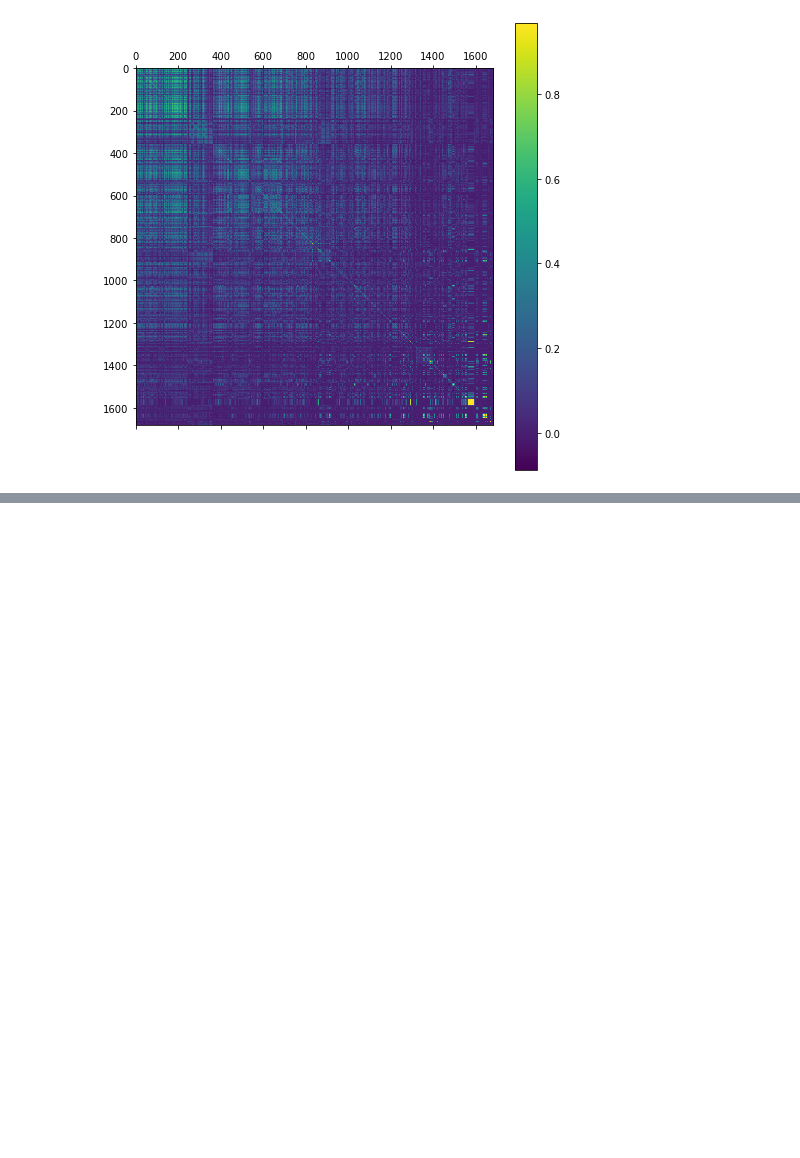
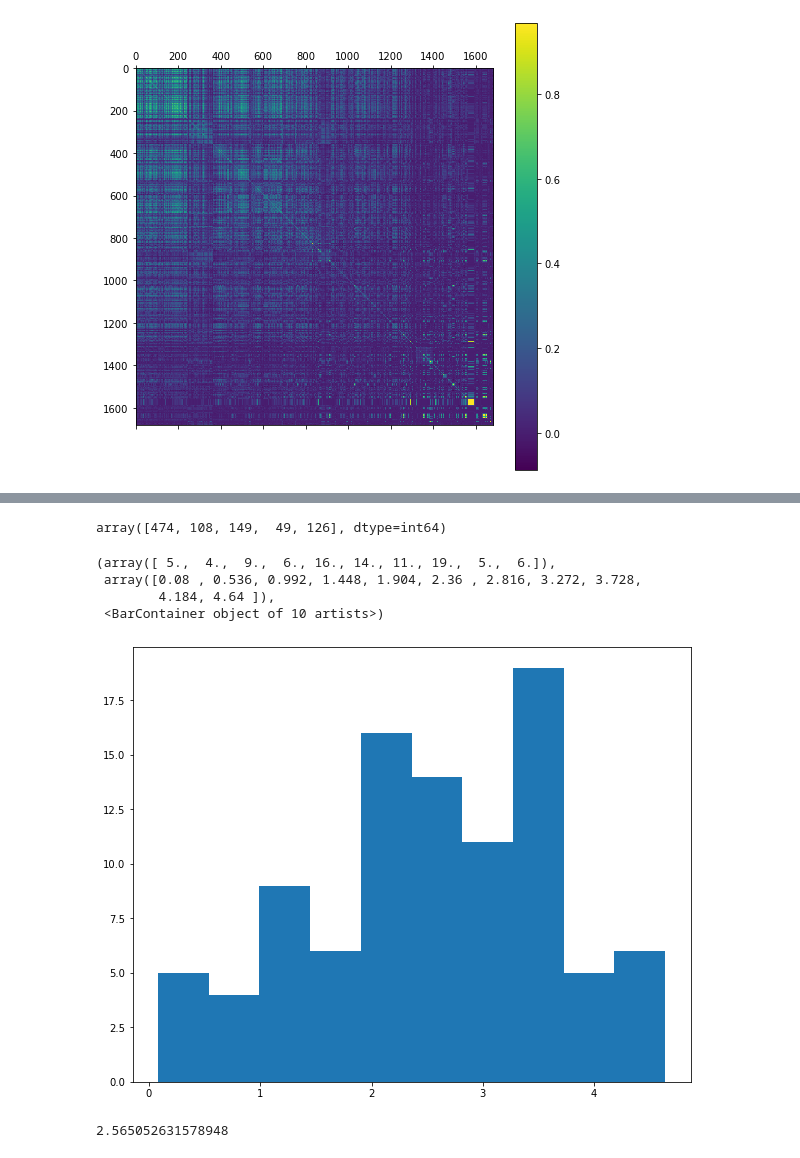
Before and after one commit to davidhoof/DataScience21, a Jupyter notebook: Block_2/Assignments/Assignment_2_recommender.ipynb, the cells around one changed output, grey strips where cells are left out. Cells and saved outputs as stored; diff of their text form; code cells hidden in the pictures; blank space fills up the shorter version.

```diff
--- a/Block_2/Assignments/Assignment_2_recommender.ipynb
+++ b/Block_2/Assignments/Assignment_2_recommender.ipynb
@@ -259,0 +291,3 @@ Die Distanzmatrix mit der Sigular Value Decomposition $D'$ erziehlt ähnliche Er
+# %%
+D_svd_train=np.dot(U[:,:np.shape(S[indices])[0]]*S[:np.shape(S[indices])[0]],V[:np.shape(S[indices])[0],:])
+D_svd_train
@@ -259,0 +318,37 @@ Die Distanzmatrix mit der Sigular Value Decomposition $D'$ erziehlt ähnliche Er
+# %%
+np.argsort(R_test[23])[-5:]
+# %% [output]
+array([474, 108, 149,  49, 126], dtype=int64)
+# %%
+def Score_byID(ID, D, Test):
+    #print ("Hit Scores for: ", getNameByID(ID))
+    res_id = getTopN(ID,D)[::-1]
+    res_title = getNameByID(getTopN(ID,D))[::-1]
+    res_score = Test[res_id]
+    return res_id, res_title, res_score, np.mean(res_score)
+# %%
+#compute scores for all test users
+def test_Score(D_train, R_test):
+    userScores=[]
+    for i in range(R_test.shape[0]):
+        userScore=0
+        userTop = np.argsort(R_test[i])[-5:]
+        for e in userTop:
+            res_id, res_title, res_score, av_score = Score_byID(e,D_train, R_test[i])
+            userScore+=av_score
+        userScores.append(userScore/(5))
+    return userScores
+# %%
+test_res=test_Score(D_svd_train,R_test)
+# %%
+plt.hist(test_res)
+# %% [output]
+(array([ 5.,  4.,  9.,  6., 16., 14., 11., 19.,  5.,  6.]),
+ array([0.08 , 0.536, 0.992, 1.448, 1.904, 2.36 , 2.816, 3.272, 3.728,
+        4.184, 4.64 ]),
+ <BarContainer object of 10 artists>)
+[figure, added]
+# %%
+np.mean(test_res)
+# %% [output]
+2.565052631578948
```
Also changed, not shown: parts of 19 cells of this notebook.
